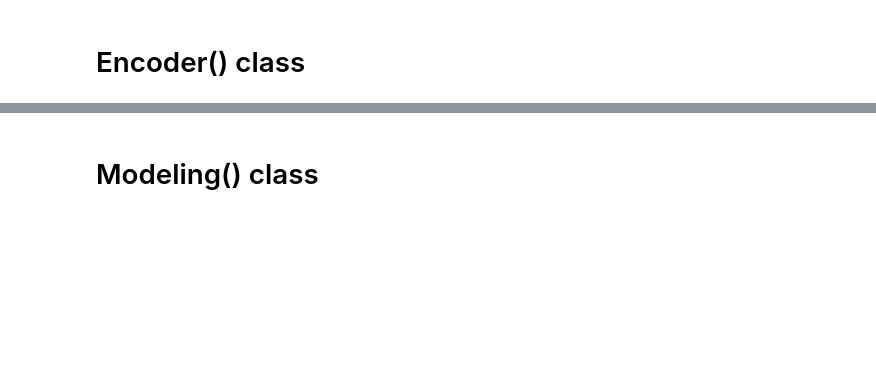
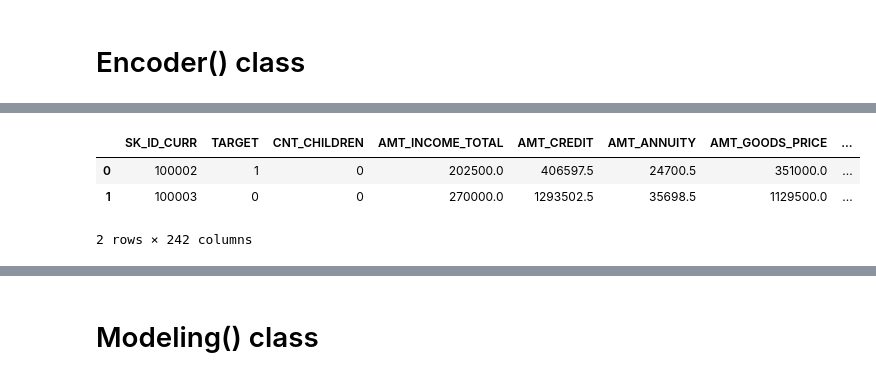
Before and after one commit to kelhoussaini/Home-Credit-Prediction, a Jupyter notebook: notebooks/build_Modeling_and_Encoder_classes.ipynb, the cells around one changed output, grey strips where cells are left out. Cells and saved outputs as stored; diff of their text form; code cells hidden in the pictures; blank space fills up the shorter version.

```diff
--- a/notebooks/build_Modeling_and_Encoder_classes.ipynb
+++ b/notebooks/build_Modeling_and_Encoder_classes.ipynb
@@ -363,0 +458,8 @@ encoded_df.head(2)
+# %%
+(encoded_df_train, encoded_df_pred) = en.execute(data_topredict=True)
+encoded_df_train.head(2)
+# %% [output]
+|  | SK_ID_CURR | TARGET | CNT_CHILDREN | AMT_INCOME_TOTAL | AMT_CREDIT | AMT_ANNUITY | AMT_GOODS_PRICE | ... |
+| 0 | 100002 | 1 | 0 | 202500.0 | 406597.5 | 24700.5 | 351000.0 | ... |
+| 1 | 100003 | 0 | 0 | 270000.0 | 1293502.5 | 35698.5 | 1129500.0 | ... |
+2 rows × 242 columns
```
Also changed, not shown: parts of 33 cells of this notebook.
